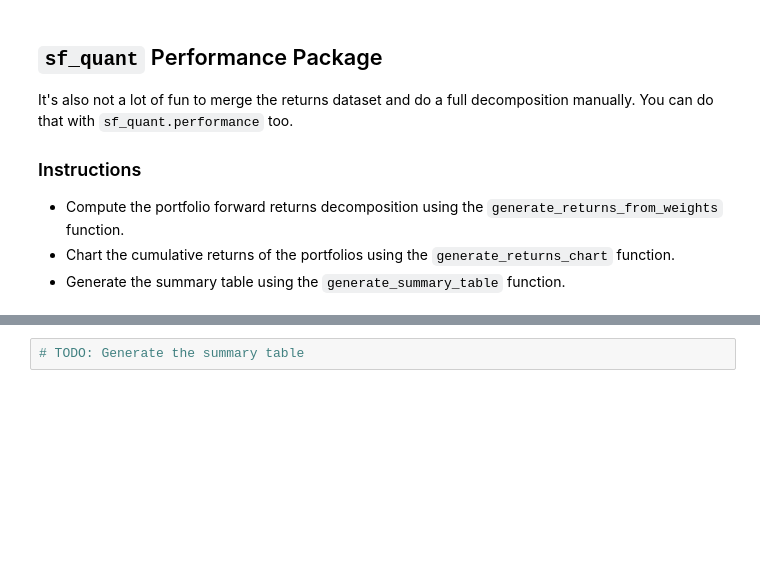
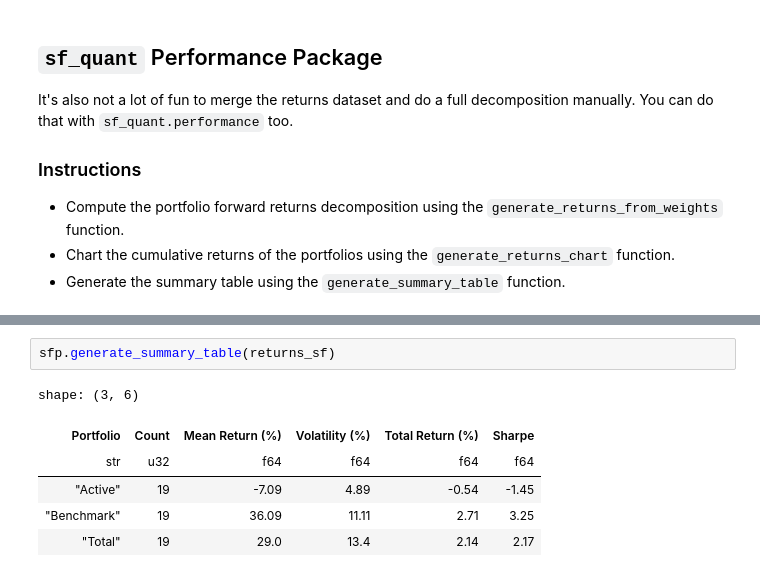
Before and after one commit to grantrich21/sf-quant-labs, a Jupyter notebook: labs/lab_4.ipynb, the cells around one changed output, grey strips where cells are left out. Drawn from its saved outputs; the diff is of its cells as text; blank space fills up the shorter version.

```diff
--- a/labs/lab_4.ipynb
+++ b/labs/lab_4.ipynb
@@ -526,2 +517,9 @@ returns_sf
 # %%
-# TODO: Generate the summary table
+sfp.generate_summary_table(returns_sf)
+# %% [output]
+shape: (3, 6)
+| Portfolio | Count | Mean Return (%) | Volatility (%) | Total Return (%) | Sharpe |
+| str | u32 | f64 | f64 | f64 | f64 |
+| "Active" | 19 | -7.09 | 4.89 | -0.54 | -1.45 |
+| "Benchmark" | 19 | 36.09 | 11.11 | 2.71 | 3.25 |
+| "Total" | 19 | 29.0 | 13.4 | 2.14 | 2.17 |
```
Also changed, not shown: parts of 9 cells of this notebook.
